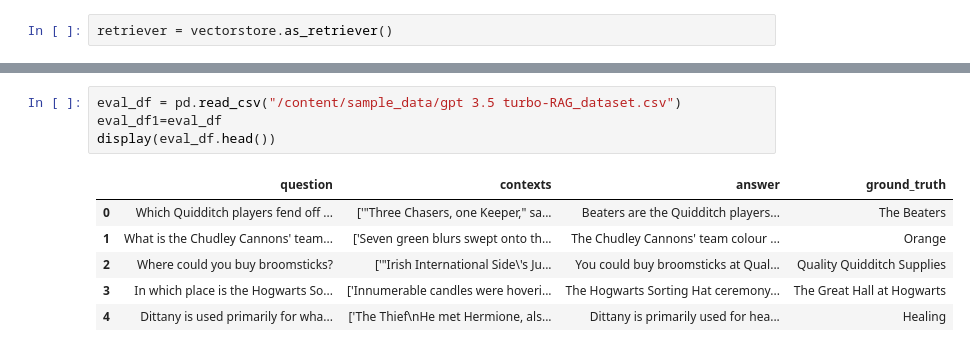
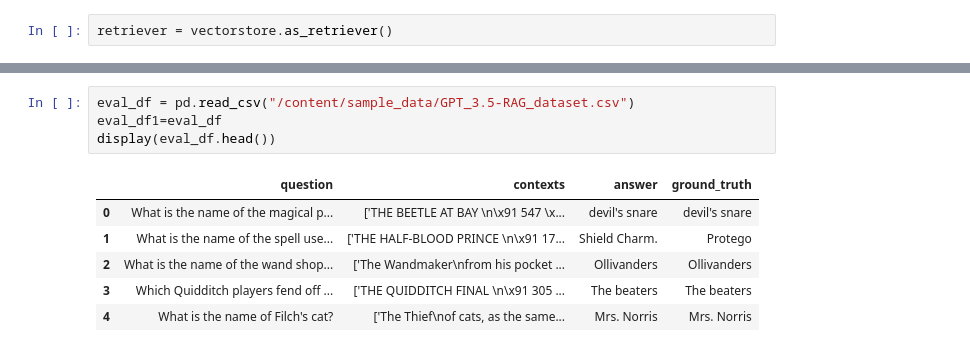
Before and after one commit to MAN1108/github-test, a Jupyter notebook: GPT-3.5-turbo-RAG-wwith_metrics.ipynb, the cells around one changed output, grey strips where cells are left out. Cells and saved outputs as stored; diff of their text form.

```diff
--- a/GPT-3.5-turbo-RAG-wwith_metrics.ipynb
+++ b/GPT-3.5-turbo-RAG-wwith_metrics.ipynb
@@ -287,16 +309,16 @@ Requirement already satisfied: mypy-extensions>=0.3.0 in /usr/local/lib/python3.
 Installing collected packages: pysbd, langchain-openai, ragas
 Successfully installed langchain-openai-0.1.6 pysbd-0.3.4 ragas-0.1.7
 # %%
-eval_df = pd.read_csv("/content/sample_data/gpt 3.5 turbo-RAG_dataset.csv")
+eval_df = pd.read_csv("/content/sample_data/GPT_3.5-RAG_dataset.csv")
 eval_df1=eval_df
 display(eval_df.head())
 # %% [output]
 |  | question | contexts | answer | ground_truth |
-| 0 | Which Quidditch players fend off ... | ['"Three Chasers, one Keeper," sa... | Beaters are the Quidditch players... | The Beaters |
-| 1 | What is the Chudley Cannons' team... | ['Seven green blurs swept onto th... | The Chudley Cannons' team colour ... | Orange |
-| 2 | Where could you buy broomsticks? | ['"Irish International Side\'s Ju... | You could buy broomsticks at Qual... | Quality Quidditch Supplies |
-| 3 | In which place is the Hogwarts So... | ['Innumerable candles were hoveri... | The Hogwarts Sorting Hat ceremony... | The Great Hall at Hogwarts |
-| 4 | Dittany is used primarily for wha... | ['The Thief\nHe met Hermione, als... | Dittany is primarily used for hea... | Healing |
+| 0 | What is the name of the magical p... | ['THE BEETLE AT BAY \n\x91 547 \x... | devil's snare | devil's snare |
+| 1 | What is the name of the spell use... | ['THE HALF-BLOOD PRINCE \n\x91 17... | Shield Charm. | Protego |
+| 2 | What is the name of the wand shop... | ['The Wandmaker\nfrom his pocket ... | Ollivanders | Ollivanders |
+| 3 | Which Quidditch players fend off ... | ['THE QUIDDITCH FINAL \n\x91 305 ... | The beaters | The beaters |
+| 4 | What is the name of Filch's cat? | ['The Thief\nof cats, as the same... | Mrs. Norris | Mrs. Norris |
 # %%
 from datasets import Dataset
 def assemble_ragas_dataset(input_df):
```
Also changed, not shown: parts of 14 cells of this notebook.
